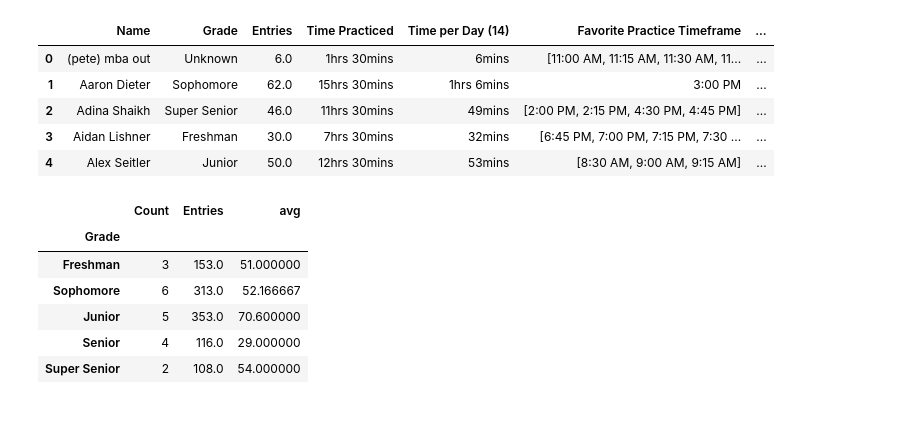
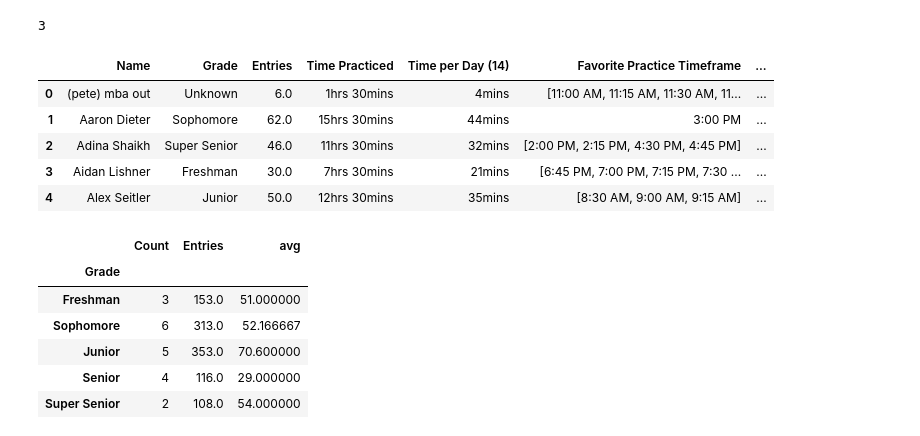
Before and after one commit to amdieter/practice-room-data, a Jupyter notebook: Practice Log.ipynb, the cells around one changed output. Drawn from its saved outputs; the diff is of its cells as text; code cells hidden in the pictures.

```diff
--- a/Practice Log.ipynb
+++ b/Practice Log.ipynb
@@ -339,7 +340,7 @@ def summarize_all_data(dict):
 # sum_data_wk2 = summarize_single_wk_data(compiled_data_week_2)
 # sum_data_wk1
 # %%
-full_summarized_data = summarize_all_data(all_compiled_wks_data)
+all_data_summarized = summarize_all_data(all_compiled_wks_data)
 # %%
 # summarize data of dict of multiple weeks by:
 # combining
@@ -406,8 +407,8 @@ def entries_to_time(row):
         return str(hours_mins[0]) + 'hrs ' + str(int(float('.'+hours_mins[1])*60)) + 'mins'
 # %%
 # entries to time per day (assume 7 days a week)
-def entries_to_time_p_day(row):
-    hours = row['Entries']*15/60/14  # divide by the 7 days in the week
+def entries_to_time_p_day(row, num_weeks):
+    hours = row['Entries']*15/60/(num_weeks*7)  # divide by the 7 days in the week
     hours_mins = str(hours).split('.')
     if int(hours_mins[0]) == 0:
         return str(int(float('.'+hours_mins[1])*60)) + 'mins'
@@ -425,6 +426,10 @@ def fav(row, dict):
                 return keys_with_max[0]
             return keys_with_max
     return 'N/A'
+# %%
+len(all_compiled_wks_data["1401"])
+# %% [output]
+3
 # %%
 # dataframe with all the stats sorted in alphabetical order by name
 
@@ -432,51 +437,51 @@ def fav(row, dict):
 
 # combine studio and other entries
 # entries_by_combined = entries_by_studio|entries_by_other
-entries_by_person = full_summarized_data['entries_by_person']
-other_entries = full_summarized_data['other_entries']
-entries_by_person_by_time = full_summarized_data['entries_by_person_by_time']
-entries_by_time = full_summarized_data['entries_by_time']
-entries_by_room = full_summarized_data['entries_by_room']
-entries_by_person_by_room = full_summarized_data['entries_by_person_by_room']
-entries_by_room_wo_lessons = full_summarized_data['entries_by_room_wo_lessons']
-entries_by_studio = full_summarized_data['entries_by_studio']
-entries_by_other = full_summarized_data['entries_by_other']
+entries_by_person = all_data_summarized['entries_by_person']
+other_entries = all_data_summarized['other_entries']
+entries_by_person_by_time = all_data_summarized['entries_by_person_by_time']
+entries_by_time = all_data_summarized['entries_by_time']
+entries_by_room = all_data_summarized['entries_by_room']
+entries_by_person_by_room = all_data_summarized['entries_by_person_by_room']
+entries_by_room_wo_lessons = all_data_summarized['entries_by_room_wo_lessons']
+entries_by_studio = all_data_summarized['entries_by_studio']
+entries_by_other = all_data_summarized['entries_by_other']
 
 # s_entries_by_combined = dict(sorted(entries_by_combined.items(), key=lambda ele: ele[0], reverse = False))
 
 name_entries_df = pd.DataFrame.from_dict(entries_by_person, orient="index").reset_index()
 name_entries_df.columns = ['Name','Entries']
 
 # add grade level
 name_grade_df = pd.DataFrame.from_dict(name_grade, orient='index').reset_index()
 name_grade_df.columns = ['Name','Grade']
 
 # merge entries and grade level
 perc_stats = pd.merge(name_grade_df, name_entries_df, on='Name',how='outer')
 
 # fill NaN
 perc_stats.fillna({'Grade': 'Unknown', 'Entries': 0}, inplace=True)
 
 # Time Practiced
 perc_stats['Time Practiced'] = perc_stats.apply(entries_to_time, axis=1)
 
 # Time/Day
-perc_stats['Time per Day (14)'] = perc_stats.apply(entries_to_time_p_day, axis=1)
+perc_stats['Time per Day (14)'] = perc_stats.apply(entries_to_time_p_day, args = (len(all_compiled_wks_data["1401"]),), axis=1)
 
 # Favorite Practice Timeframe
 perc_stats['Favorite Practice Timeframe'] = perc_stats.apply(fav, args = (entries_by_person_by_time,), axis=1)
 
 # Favorite Practice Room
 perc_stats['Favorite Practice Room'] = perc_stats.apply(fav, args = (entries_by_person_by_room,), axis=1)
 
 perc_stats.head()
 # %% [output]
 |  | Name | Grade | Entries | Time Practiced | Time per Day (14) | Favorite Practice Timeframe | ... |
-| 0 | (pete) mba out | Unknown | 6.0 | 1hrs 30mins | 6mins | [11:00 AM, 11:15 AM, 11:30 AM, 11... | ... |
-| 1 | Aaron Dieter | Sophomore | 62.0 | 15hrs 30mins | 1hrs 6mins | 3:00 PM | ... |
-| 2 | Adina Shaikh | Super Senior | 46.0 | 11hrs 30mins | 49mins | [2:00 PM, 2:15 PM, 4:30 PM, 4:45 PM] | ... |
-| 3 | Aidan Lishner | Freshman | 30.0 | 7hrs 30mins | 32mins | [6:45 PM, 7:00 PM, 7:15 PM, 7:30 ... | ... |
-| 4 | Alex Seitler | Junior | 50.0 | 12hrs 30mins | 53mins | [8:30 AM, 9:00 AM, 9:15 AM] | ... |
+| 0 | (pete) mba out | Unknown | 6.0 | 1hrs 30mins | 4mins | [11:00 AM, 11:15 AM, 11:30 AM, 11... | ... |
+| 1 | Aaron Dieter | Sophomore | 62.0 | 15hrs 30mins | 44mins | 3:00 PM | ... |
+| 2 | Adina Shaikh | Super Senior | 46.0 | 11hrs 30mins | 32mins | [2:00 PM, 2:15 PM, 4:30 PM, 4:45 PM] | ... |
+| 3 | Aidan Lishner | Freshman | 30.0 | 7hrs 30mins | 21mins | [6:45 PM, 7:00 PM, 7:15 PM, 7:30 ... | ... |
+| 4 | Alex Seitler | Junior | 50.0 | 12hrs 30mins | 35mins | [8:30 AM, 9:00 AM, 9:15 AM] | ... |
 # %%
 sorted_perc_stats = perc_stats.sort_values('Entries', ascending = False)
 
```
Also changed, not shown: parts of 4 cells of this notebook, 1 other file.
